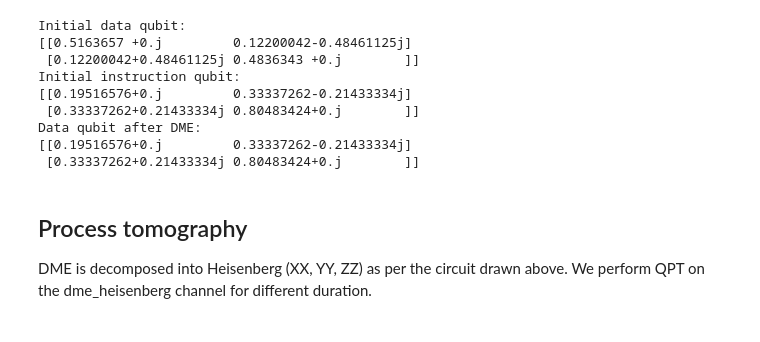
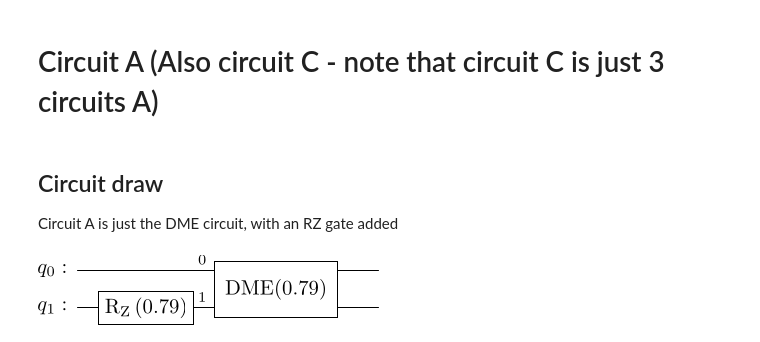
Before and after one commit to khanhuyengiang/dbac, a Jupyter notebook: jupyter_notebooks/circuit_A.ipynb, the cells around one changed output. Saved outputs shown, nothing was run; the diff lists cells and outputs as text; code cells hidden in the pictures.

```diff
--- a/jupyter_notebooks/circuit_A.ipynb
+++ b/jupyter_notebooks/circuit_A.ipynb
@@ -56,35 +1,27 @@ The data and instruction state are randomly created. DME is performed on the two
-# %%
-import sys
-sys.path.append('..')
-from functions.dme import *
-import numpy as np
-
-phi = np.pi/2
-M = 1
-
-psi0 = np.random.rand(2) + 1j * np.random.rand(2)
-psi0 /= np.linalg.norm(psi0)
-psi0 = psi0[np.newaxis].T
-data = psi0@psi0.conj().T
-print(f'Initial data qubit:\n{data}')
-
-psi0 = np.random.rand(2) + 1j * np.random.rand(2)
-psi0 /= np.linalg.norm(psi0)
-psi0 = psi0[np.newaxis].T
-instruction = psi0@psi0.conj().T
-print(f'Initial instruction qubit:\n{instruction}')
-
-print(f'Data qubit after DME:\n{dme_channel(data,instruction,phi,M)[0]}')
-# %% [output]
-Initial data qubit:
-[[0.5163657 +0.j         0.12200042-0.48461125j]
- [0.12200042+0.48461125j 0.4836343 +0.j        ]]
-Initial instruction qubit:
-[[0.19516576+0.j         0.33337262-0.21433334j]
- [0.33337262+0.21433334j 0.80483424+0.j        ]]
-Data qubit after DME:
-[[0.19516576+0.j         0.33337262-0.21433334j]
- [0.33337262+0.21433334j 0.80483424+0.j        ]]
-# %% [markdown]
-## Process tomography
-DME is decomposed into Heisenberg (XX, YY, ZZ) as per the circuit drawn above. We perform QPT on the dme_heisenberg channel for different duration.
+# %% [markdown]
+# Circuit A (Also circuit C - note that circuit C is just 3 circuits A)
+# %% [markdown]
+## Circuit draw
+Circuit A is just the DME circuit, with an RZ gate added
+# %%
+from qiskit import QuantumCircuit
+from qiskit.circuit import Gate
+
+# Create a quantum circuit with two qubits
+qc = QuantumCircuit(2)
+
+# Define a custom 2-qubit gate called 'DME'
+dme_gate = Gate(name=r'DME({0.79})', num_qubits=2, params=[])
+phi_z = 0.79
+
+# Apply the gates as per the given description
+qc.rz(phi=phi_z,qubit=1)
+qc.append(dme_gate, [0, 1])  # DME gate on q_0 and q_1
+# qc.append(dme_gate, [0, 2])  # DME gate on q_0 and q_2
+# qc.append(dme_gate, [0, 3])  # DME gate on q_0 and q_3
+# qc.rz(phi=-phi_z,qubit=1)
+
+# Draw the circuit
+qc.draw(output='latex', style="bw")
+# %% [output]
+[figure, added]
```
Also changed, not shown: parts of 28 cells of this notebook, 4 other files.
